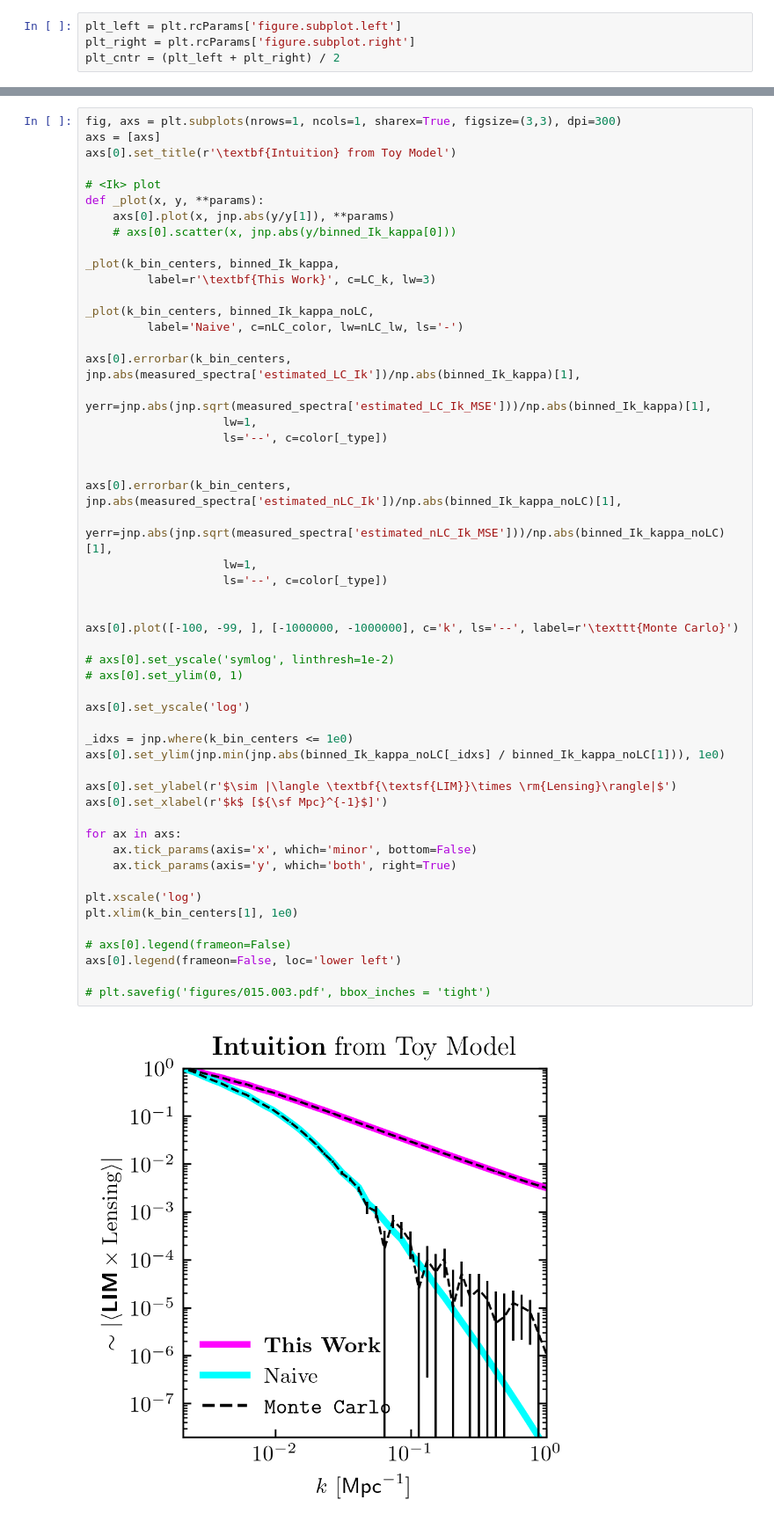
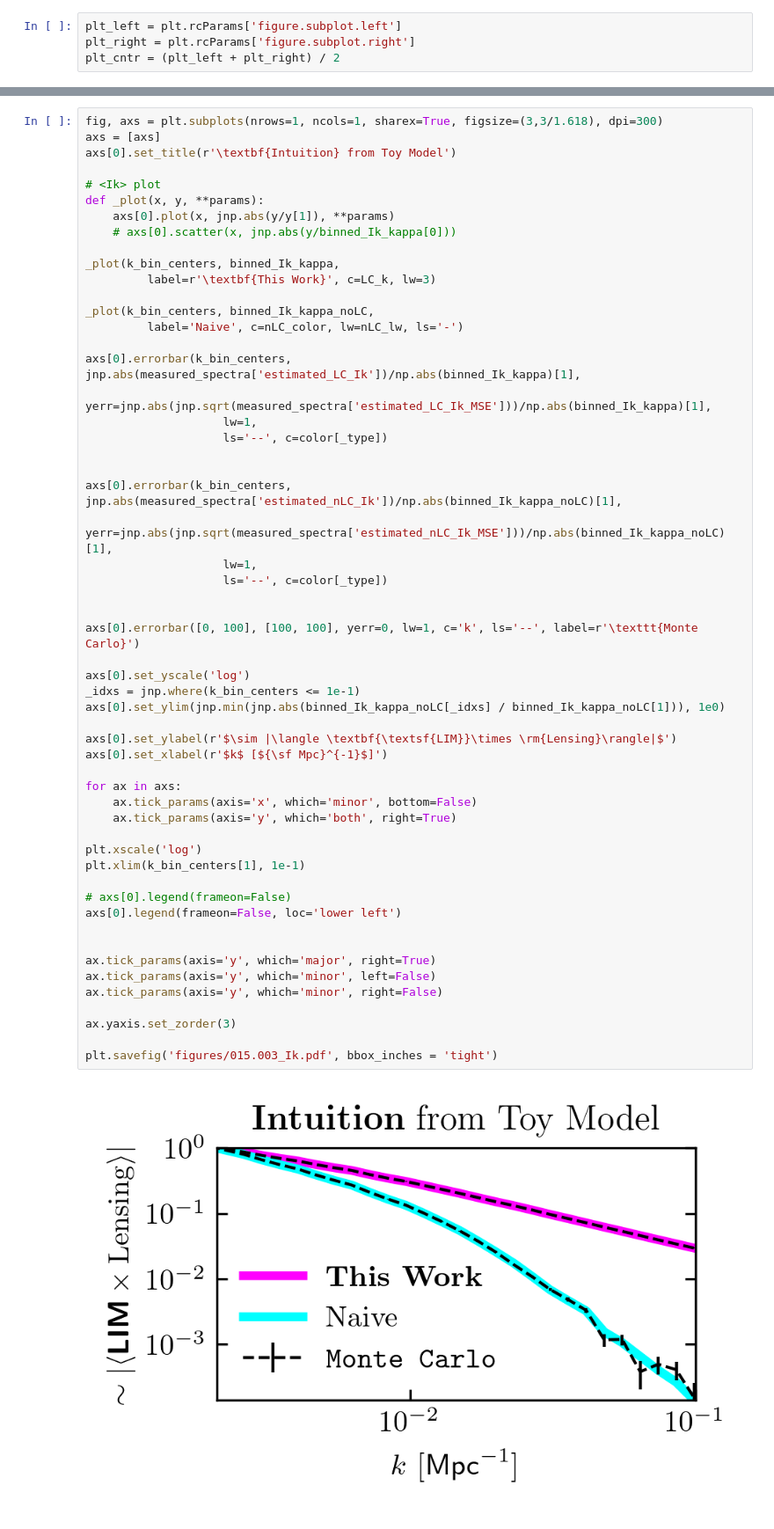
Before and after one commit to DelonShen/LIMxCMBL, a Jupyter notebook: 015.003.2025-05-09.toy-model-viz.ipynb, the cells around one changed output, grey strips where cells are left out. Shown at 88% size. Cells and saved outputs as stored; diff of their text form.

Commit message:
reran SPHEREx with updated binning. split up toy model plots

```diff
--- a/015.003.2025-05-09.toy-model-viz.ipynb
+++ b/015.003.2025-05-09.toy-model-viz.ipynb
@@ -364,5 +381,5 @@ plt.savefig('figures/015.003.pdf', bbox_inches = 'tight')
 # %%
-fig, axs = plt.subplots(nrows=1, ncols=1, sharex=True, figsize=(3,3), dpi=300)
+fig, axs = plt.subplots(nrows=1, ncols=1, sharex=True, figsize=(3,3/1.618), dpi=300)
 axs = [axs]
 axs[0].set_title(r'\textbf{Intuition} from Toy Model')
 
@@ -379,39 +396,42 @@ _plot(k_bin_centers, binned_Ik_kappa_noLC,
 
 axs[0].errorbar(k_bin_centers, jnp.abs(measured_spectra['estimated_LC_Ik'])/np.abs(binned_Ik_kappa)[1],
                     yerr=jnp.abs(jnp.sqrt(measured_spectra['estimated_LC_Ik_MSE']))/np.abs(binned_Ik_kappa)[1],
                     lw=1,
                     ls='--', c=color[_type])
 
 
 axs[0].errorbar(k_bin_centers, jnp.abs(measured_spectra['estimated_nLC_Ik'])/np.abs(binned_Ik_kappa_noLC)[1],
                     yerr=jnp.abs(jnp.sqrt(measured_spectra['estimated_nLC_Ik_MSE']))/np.abs(binned_Ik_kappa_noLC)[1],
                     lw=1,
                     ls='--', c=color[_type])
 
 
-axs[0].plot([-100, -99, ], [-1000000, -1000000], c='k', ls='--', label=r'\texttt{Monte Carlo}')
-
-# axs[0].set_yscale('symlog', linthresh=1e-2)
-# axs[0].set_ylim(0, 1)
+axs[0].errorbar([0, 100], [100, 100], yerr=0, lw=1, c='k', ls='--', label=r'\texttt{Monte Carlo}')
 
 axs[0].set_yscale('log')
-
-_idxs = jnp.where(k_bin_centers <= 1e0)
+_idxs = jnp.where(k_bin_centers <= 1e-1)
 axs[0].set_ylim(jnp.min(jnp.abs(binned_Ik_kappa_noLC[_idxs] / binned_Ik_kappa_noLC[1])), 1e0)
 
 axs[0].set_ylabel(r'$\sim |\langle \textbf{\textsf{LIM}}\times \rm{Lensing}\rangle|$')
 axs[0].set_xlabel(r'$k$ [${\sf Mpc}^{-1}$]')
 
 for ax in axs:
     ax.tick_params(axis='x', which='minor', bottom=False)
     ax.tick_params(axis='y', which='both', right=True)
 
 plt.xscale('log')
-plt.xlim(k_bin_centers[1], 1e0)
+plt.xlim(k_bin_centers[1], 1e-1)
 
 # axs[0].legend(frameon=False)
 axs[0].legend(frameon=False, loc='lower left')
 
-# plt.savefig('figures/015.003.pdf', bbox_inches = 'tight')
+
+ax.tick_params(axis='y', which='major', right=True)
+ax.tick_params(axis='y', which='minor', left=False)
+ax.tick_params(axis='y', which='minor', right=False)
+
+ax.yaxis.set_zorder(3)
+
+plt.savefig('figures/015.003_Ik.pdf', bbox_inches = 'tight')
 # %% [output]
-[figure, old version]
+[figure, new version]
```
Also changed, not shown: parts of 6 cells of this notebook, 9 other files.
